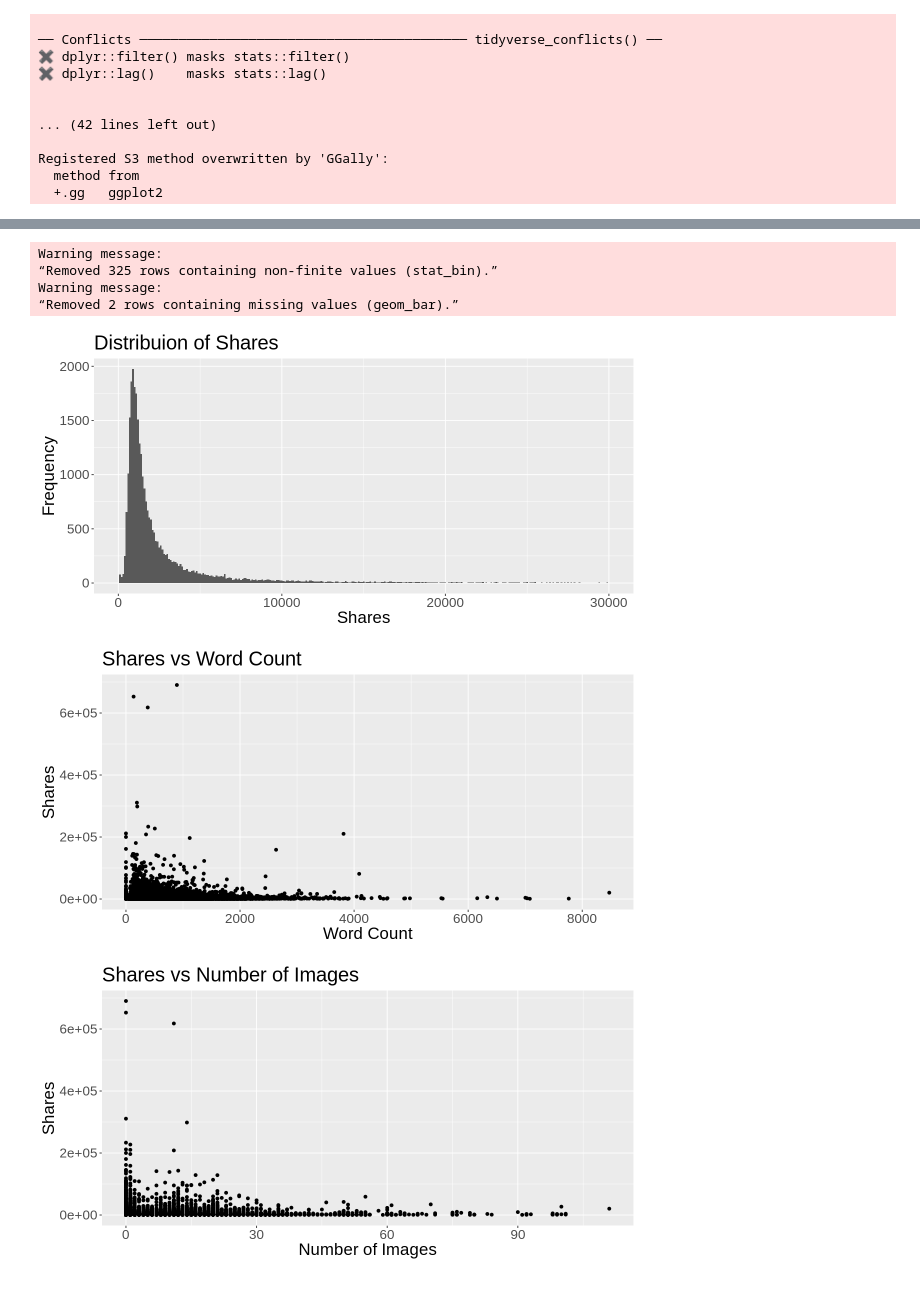
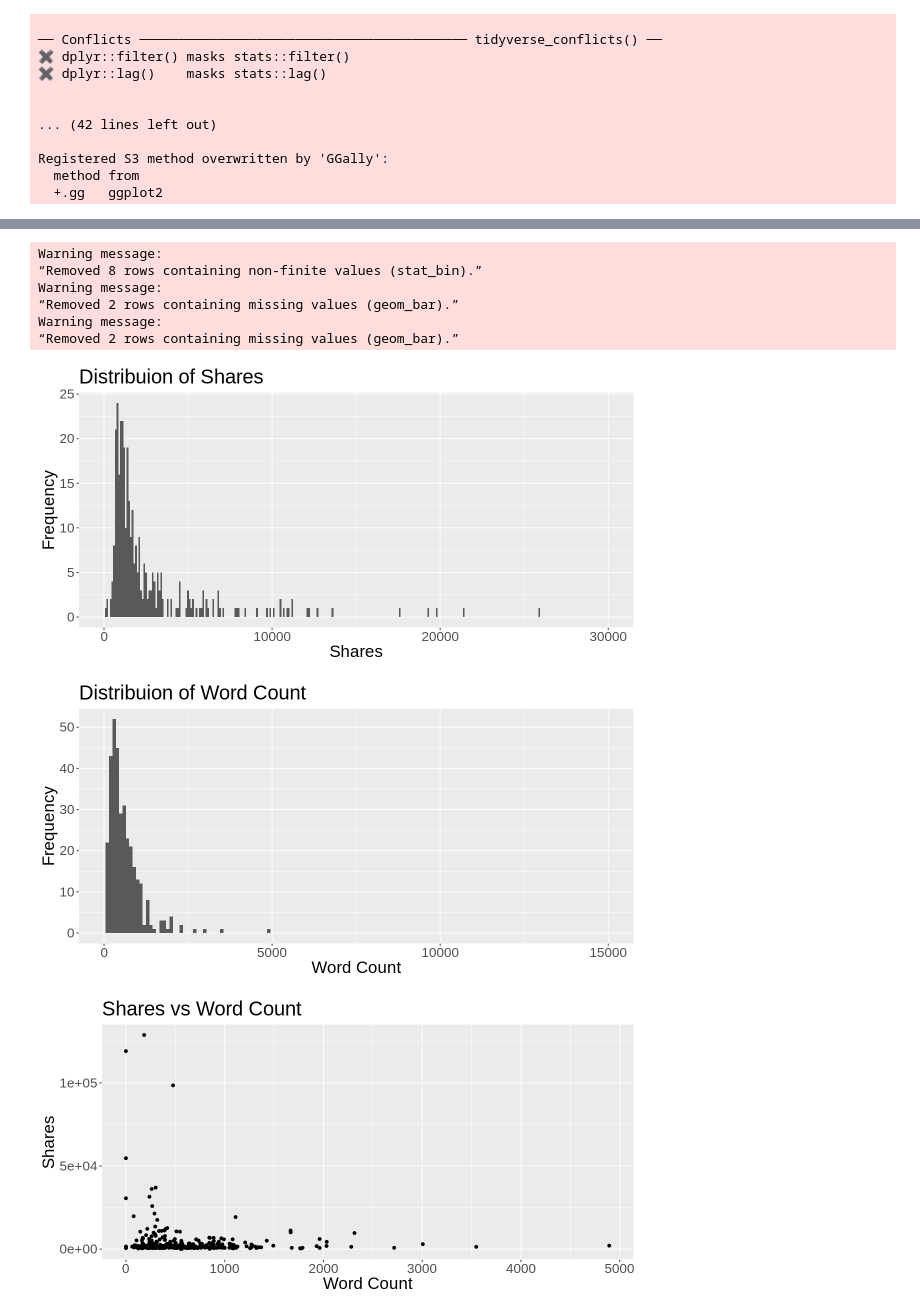
Before and after one commit to EPICxFLIPPER/Project-Report-Group-9, a Jupyter notebook: Project-Report.ipynb, the cells around one changed output, grey strips where cells are left out. Cells and saved outputs as stored; diff of their text form; code cells hidden in the pictures.

```diff
--- a/Project-Report.ipynb
+++ b/Project-Report.ipynb
@@ -73,8 +67,11 @@ $ shares               <dbl> 593, 711, 1500, 1200, 505, 855, 556, 891, 3600, 7
+# %%
+set.seed(9)
+popularity_sample <- sample_n(popularity_tidy, 500)
 # %%
 set.seed(9)
 #Splitting the data into training and testing data
 #Strata = the day the article was published
-popularity_split<- initial_split(popularity_tidy, prop = .75, strata = shares)
+popularity_split<- initial_split(popularity_sample, prop = .70, strata = shares)
 popularity_train<- training(popularity_split)
 popularity_test <- testing(popularity_split)
 # %%
@@ -90,32 +97,33 @@ A tibble: 1 × 8
 # %%
 set.seed(9)
 #Below are the distributions of the 3 most varable categoreis in our data set. Though some of the categories are less variable, we belive
 #they will still be good predictors of shares.
 
 options(repr.plot.width = 10, repr.plot.height =5)
 
 shares_plot <- popularity_train |>
 ggplot(aes(x = shares)) + geom_histogram(binwidth = 100)+xlim(0,30000) +labs(x = "Shares" , y = "Frequency") +
 ggtitle("Distribuion of Shares") + theme(text = element_text(size = 20))
 
+words_plot <- popularity_train |>
+ggplot(aes(x = n_tokens_content)) + geom_histogram(binwidth = 100)+xlim(0,15000) +labs(x = "Word Count" , y = "Frequency") +
+ggtitle("Distribuion of Word Count") + theme(text = element_text(size = 20))
+
+
 shares_vs_word_count_plot <- popularity_train |>
 ggplot(aes(x = n_tokens_content , y = shares)) + geom_point() + xlab("Word Count") + ylab("Shares") + ggtitle("Shares vs Word Count") +
 theme(text = element_text(size = 20))
 
-shares_vs_images_plot <- popularity_train |>
-ggplot(aes(x = num_imgs , y = shares)) + geom_point() + xlab("Number of Images") + ylab("Shares") + ggtitle("Shares vs Number of Images") +
-theme(text = element_text(size = 20))
-
-
-
 shares_plot
+words_plot
 shares_vs_word_count_plot
-shares_vs_images_plot
 # %% [output]
 Warning message:
-“Removed 325 rows containing non-finite values (stat_bin).”
+“Removed 8 rows containing non-finite values (stat_bin).”
 Warning message:
 “Removed 2 rows containing missing values (geom_bar).”
+Warning message:
+“Removed 2 rows containing missing values (geom_bar).”
-[figure, old version]
+[figure, new version]
-[figure, old version]
+[figure, new version]
-[figure, old version]
+[figure, new version]
```
Also changed, not shown: parts of 4 cells of this notebook.
